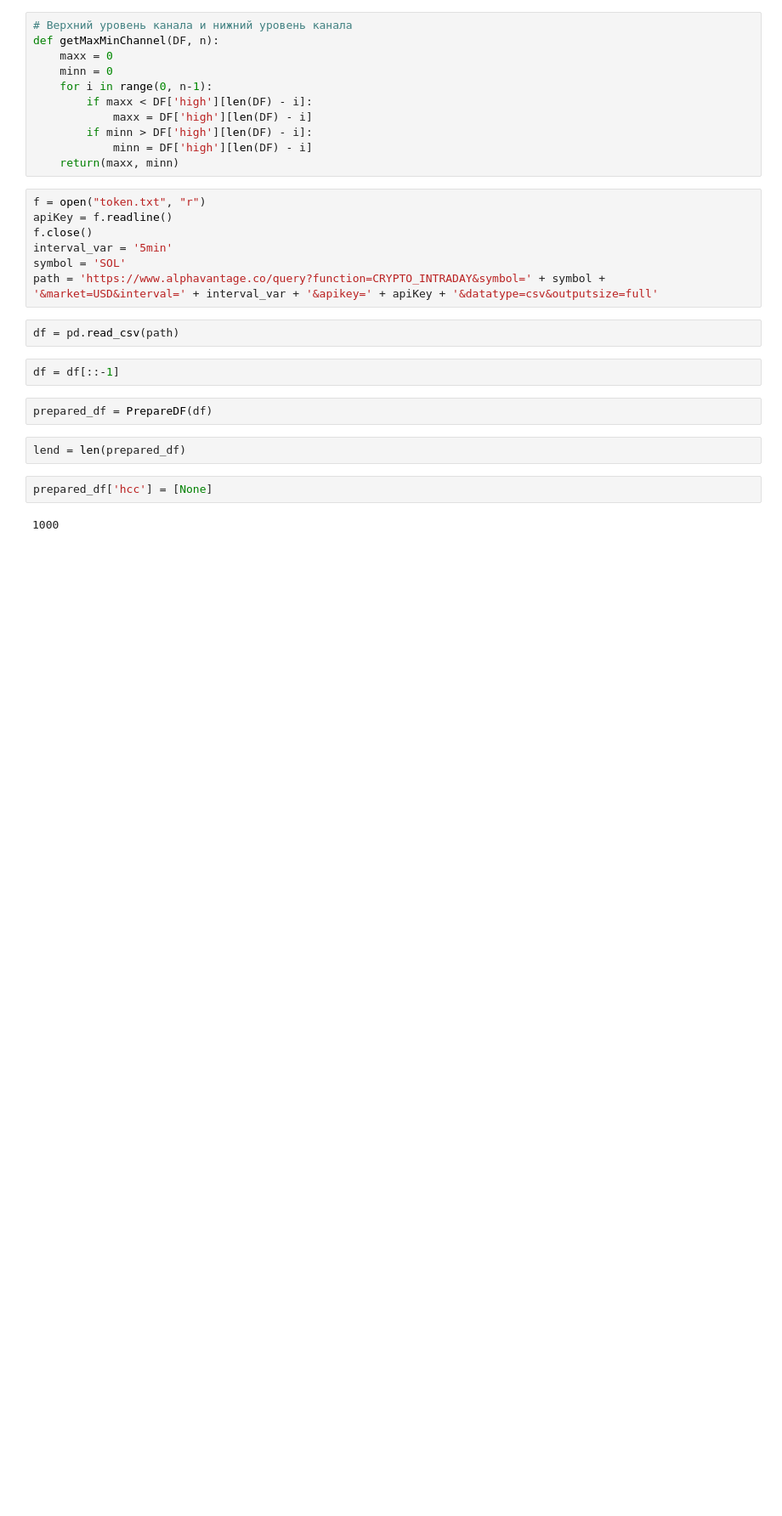
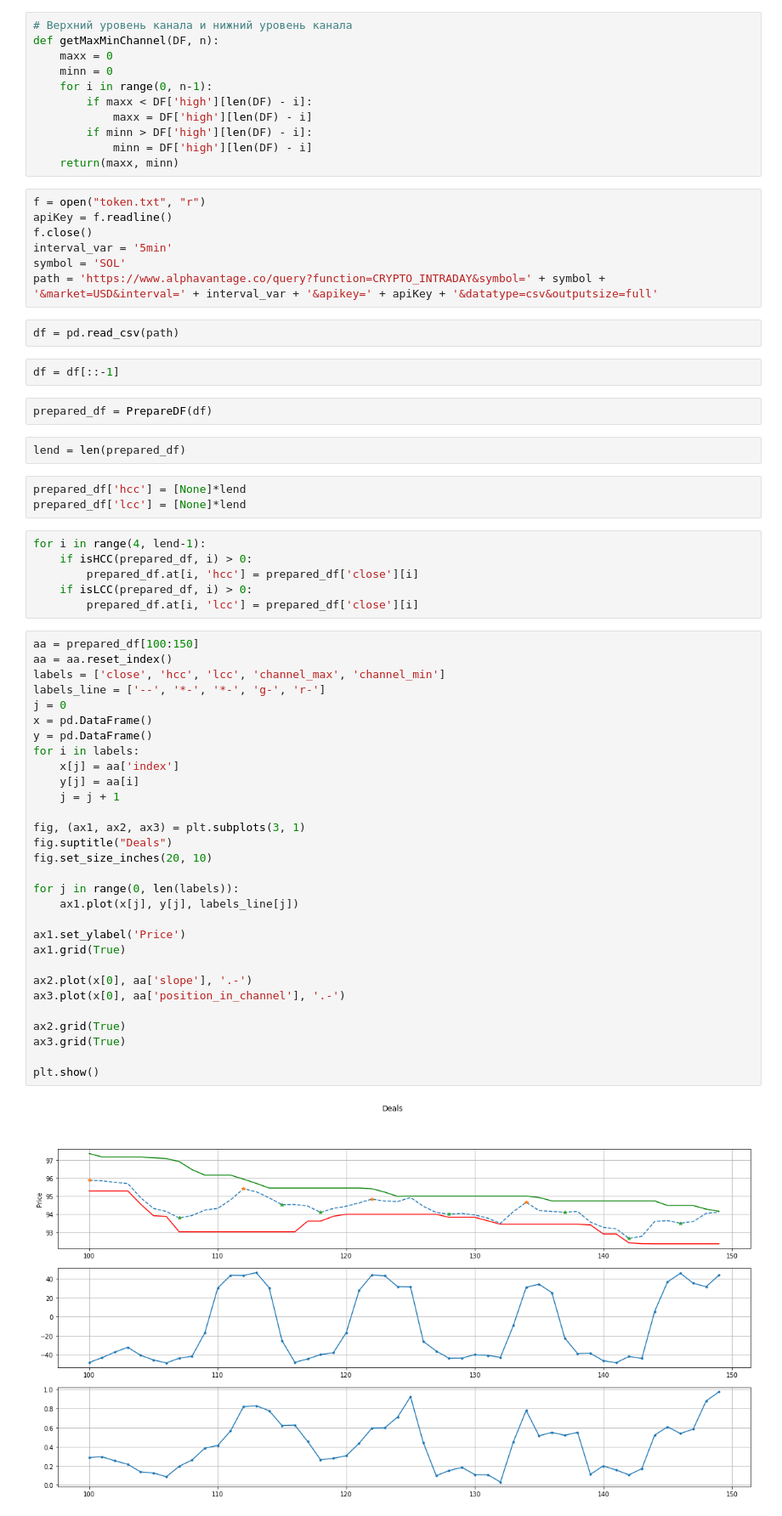
Before and after one commit to 1JigSaW/binance_bot, a Jupyter notebook: visualisation.ipynb, the cells around one changed output. Shown at 85% size. Saved outputs shown, nothing was run; the diff lists cells and outputs as text; blank space fills up the shorter version.

Commit message:
visualising

```diff
--- a/visualisation.ipynb
+++ b/visualisation.ipynb
@@ -85,6 +85,43 @@ prepared_df = PrepareDF(df)
 # %%
 lend = len(prepared_df)
 # %%
-prepared_df['hcc'] = [None]
+prepared_df['hcc'] = [None]*lend
+prepared_df['lcc'] = [None]*lend
-# %% [output]
-1000
+# %%
+for i in range(4, lend-1):
+    if isHCC(prepared_df, i) > 0:
+        prepared_df.at[i, 'hcc'] = prepared_df['close'][i]
+    if isLCC(prepared_df, i) > 0:
+        prepared_df.at[i, 'lcc'] = prepared_df['close'][i]
+# %%
+aa = prepared_df[100:150]
+aa = aa.reset_index()
+labels = ['close', 'hcc', 'lcc', 'channel_max', 'channel_min']
+labels_line = ['--', '*-', '*-', 'g-', 'r-']
+j = 0
+x = pd.DataFrame()
+y = pd.DataFrame()
+for i in labels:
+    x[j] = aa['index']
+    y[j] = aa[i]
+    j = j + 1
+
+fig, (ax1, ax2, ax3) = plt.subplots(3, 1)
+fig.suptitle("Deals")
+fig.set_size_inches(20, 10)
+
+for j in range(0, len(labels)):
+    ax1.plot(x[j], y[j], labels_line[j])
+
+ax1.set_ylabel('Price')
+ax1.grid(True)
+
+ax2.plot(x[0], aa['slope'], '.-')
+ax3.plot(x[0], aa['position_in_channel'], '.-')
+
+ax2.grid(True)
+ax3.grid(True)
+
+plt.show()
+# %% [output]
+[figure, added]
```
